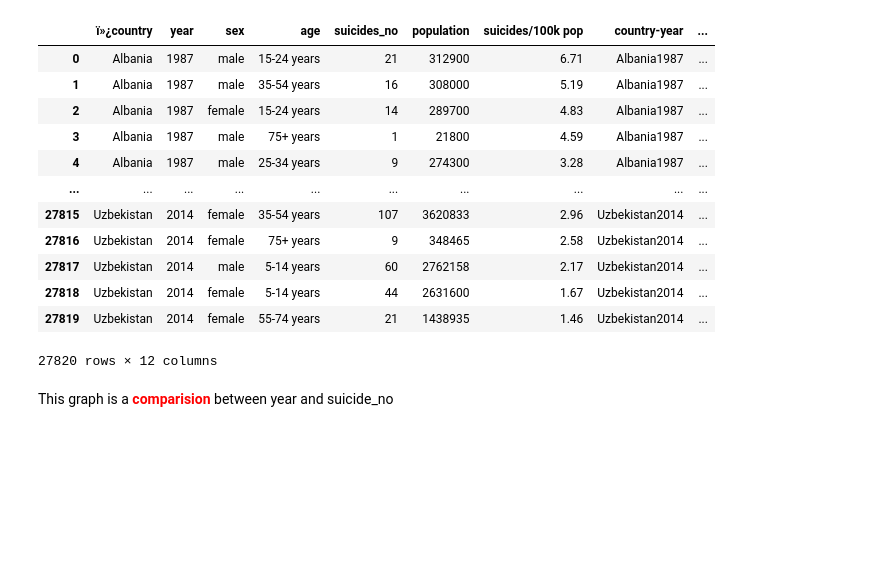
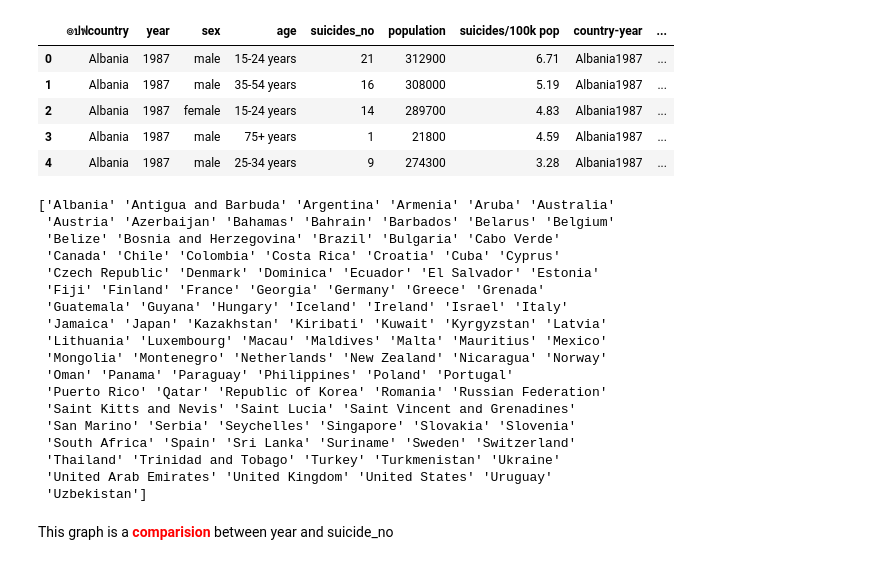
Before and after one commit to yukimura-ixa/ProjectPSIT, a Jupyter notebook: project.ipynb, the cells around one changed output. Saved outputs shown, nothing was run; the diff lists cells and outputs as text; code cells hidden in the pictures; blank space fills up the shorter version.

```diff
--- a/project.ipynb
+++ b/project.ipynb
@@ -7,16 +14,0 @@ df = pd.read_csv('https://raw.githubusercontent.com/artist0123/ProjectPSIT/main/
-# %%
-df
-# %% [output]
-|  | ï»¿country | year | sex | age | suicides_no | population | suicides/100k pop | country-year | ... |
-| 0 | Albania | 1987 | male | 15-24 years | 21 | 312900 | 6.71 | Albania1987 | ... |
-| 1 | Albania | 1987 | male | 35-54 years | 16 | 308000 | 5.19 | Albania1987 | ... |
-| 2 | Albania | 1987 | female | 15-24 years | 14 | 289700 | 4.83 | Albania1987 | ... |
-| 3 | Albania | 1987 | male | 75+ years | 1 | 21800 | 4.59 | Albania1987 | ... |
-| 4 | Albania | 1987 | male | 25-34 years | 9 | 274300 | 3.28 | Albania1987 | ... |
-| ... | ... | ... | ... | ... | ... | ... | ... | ... | ... |
-| 27815 | Uzbekistan | 2014 | female | 35-54 years | 107 | 3620833 | 2.96 | Uzbekistan2014 | ... |
-| 27816 | Uzbekistan | 2014 | female | 75+ years | 9 | 348465 | 2.58 | Uzbekistan2014 | ... |
-| 27817 | Uzbekistan | 2014 | male | 5-14 years | 60 | 2762158 | 2.17 | Uzbekistan2014 | ... |
-| 27818 | Uzbekistan | 2014 | female | 5-14 years | 44 | 2631600 | 1.67 | Uzbekistan2014 | ... |
-| 27819 | Uzbekistan | 2014 | female | 55-74 years | 21 | 1438935 | 1.46 | Uzbekistan2014 | ... |
-27820 rows × 12 columns
@@ -25 +15,32 @@ plt.style.use('seaborn')
+# %%
+data.head()
+# %% [output]
+|  | ๏ปฟcountry | year | sex | age | suicides_no | population | suicides/100k pop | country-year | ... |
+| 0 | Albania | 1987 | male | 15-24 years | 21 | 312900 | 6.71 | Albania1987 | ... |
+| 1 | Albania | 1987 | male | 35-54 years | 16 | 308000 | 5.19 | Albania1987 | ... |
+| 2 | Albania | 1987 | female | 15-24 years | 14 | 289700 | 4.83 | Albania1987 | ... |
+| 3 | Albania | 1987 | male | 75+ years | 1 | 21800 | 4.59 | Albania1987 | ... |
+| 4 | Albania | 1987 | male | 25-34 years | 9 | 274300 | 3.28 | Albania1987 | ... |
+# %%
+unique_country = data['๏ปฟcountry'].unique()
+print(unique_country)
+# %% [output]
+['Albania' 'Antigua and Barbuda' 'Argentina' 'Armenia' 'Aruba' 'Australia'
+ 'Austria' 'Azerbaijan' 'Bahamas' 'Bahrain' 'Barbados' 'Belarus' 'Belgium'
+ 'Belize' 'Bosnia and Herzegovina' 'Brazil' 'Bulgaria' 'Cabo Verde'
+ 'Canada' 'Chile' 'Colombia' 'Costa Rica' 'Croatia' 'Cuba' 'Cyprus'
+ 'Czech Republic' 'Denmark' 'Dominica' 'Ecuador' 'El Salvador' 'Estonia'
+ 'Fiji' 'Finland' 'France' 'Georgia' 'Germany' 'Greece' 'Grenada'
+ 'Guatemala' 'Guyana' 'Hungary' 'Iceland' 'Ireland' 'Israel' 'Italy'
+ 'Jamaica' 'Japan' 'Kazakhstan' 'Kiribati' 'Kuwait' 'Kyrgyzstan' 'Latvia'
+ 'Lithuania' 'Luxembourg' 'Macau' 'Maldives' 'Malta' 'Mauritius' 'Mexico'
+ 'Mongolia' 'Montenegro' 'Netherlands' 'New Zealand' 'Nicaragua' 'Norway'
+ 'Oman' 'Panama' 'Paraguay' 'Philippines' 'Poland' 'Portugal'
+ 'Puerto Rico' 'Qatar' 'Republic of Korea' 'Romania' 'Russian Federation'
+ 'Saint Kitts and Nevis' 'Saint Lucia' 'Saint Vincent and Grenadines'
+ 'San Marino' 'Serbia' 'Seychelles' 'Singapore' 'Slovakia' 'Slovenia'
+ 'South Africa' 'Spain' 'Sri Lanka' 'Suriname' 'Sweden' 'Switzerland'
+ 'Thailand' 'Trinidad and Tobago' 'Turkey' 'Turkmenistan' 'Ukraine'
+ 'United Arab Emirates' 'United Kingdom' 'United States' 'Uruguay'
+ 'Uzbekistan']
 # %%
```
Also changed, not shown: parts of 10 cells of this notebook.
